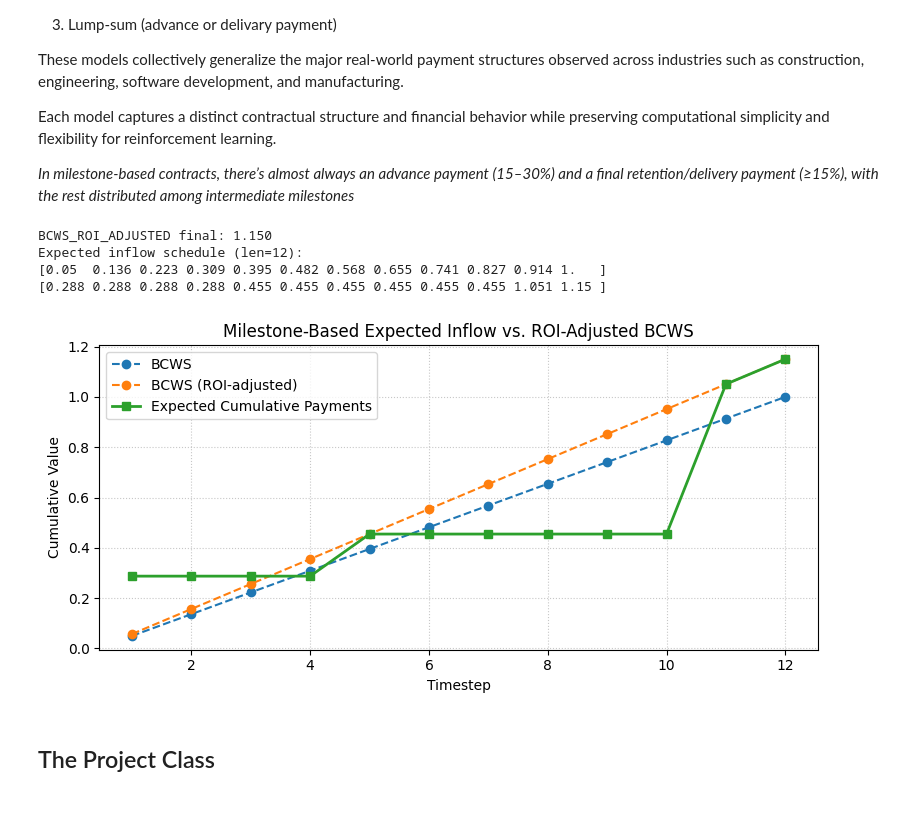
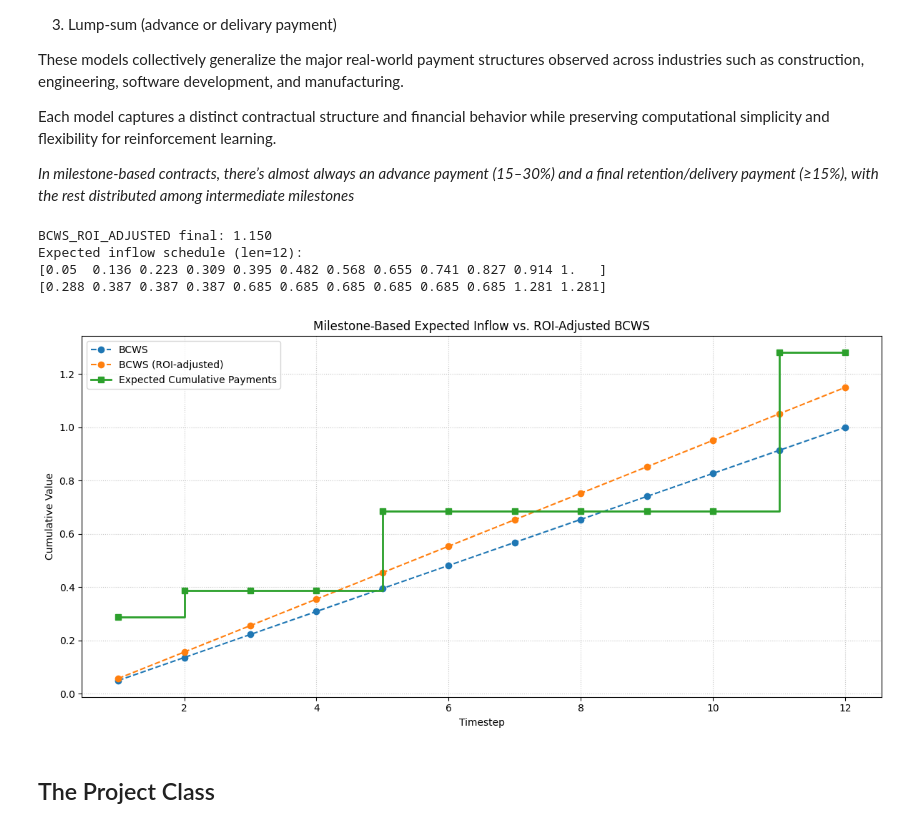
Before and after one commit to UDynamic/PPO-project-portfolio-budgeting-AI-agent, a Jupyter notebook: notebooks/portfolio_env.ipynb, the cells around one changed output. Saved outputs shown, nothing was run; the diff lists cells and outputs as text; code cells hidden in the pictures.

Commit message:
ok the milestone based has a few bugs; 13 timesteps including 0; payment schedule must never go under the BCWS curve

```diff
--- a/notebooks/portfolio_env.ipynb
+++ b/notebooks/portfolio_env.ipynb
@@ -481,9 +484,12 @@ class DummyProject:
             schedule[:] = cumulative  # everything starts at advance level
 
             # 2️⃣ Intermediate payments at BCWS_ROI_ADJUSTED points
+            prev_pos = 0
             for pos in middle_positions:
-                cumulative = max(cumulative, self.BCWS_ROI_ADJUSTED[pos])
+                incremental_payment = self.BCWS_ROI_ADJUSTED[pos] - self.BCWS_ROI_ADJUSTED[prev_pos]
+                cumulative += incremental_payment
                 schedule[pos:] = cumulative
+                prev_pos = pos
 
             # 3️⃣ Final payment (t = duration)
             min_final = final_frac * total_expected_payment
@@ -496,37 +502,39 @@ class DummyProject:
 np.random.seed(42)  # reproducibility
 p = DummyProject()
 result = p.milestone_based()
 
 print(f"BCWS_ROI_ADJUSTED final: {p.BCWS_ROI_ADJUSTED[-1]:.3f}")
 print(f"Expected inflow schedule (len={len(result)}):")
 print(np.round(p.BCWS, 3))
 print(np.round(result, 3))
 
 
 
 import matplotlib.pyplot as plt
 
 # --- Plotting the cumulative expected inflow vs BCWS baseline ---
 t = np.arange(1, p.DURATION + 1)
 
-plt.figure(figsize=(8, 4))
+plt.figure(figsize=(12, 6))
 plt.plot(t, p.BCWS, label="BCWS", linestyle="--", marker="o")
 plt.plot(t, p.BCWS_ROI_ADJUSTED, label="BCWS (ROI-adjusted)", linestyle="--", marker="o")
-plt.plot(t, result, label="Expected Cumulative Payments", linewidth=2, marker="s")
+
+plt.step(t, result, where="post", label="Expected Cumulative Payments", linewidth=2, marker="s")
+# plt.plot(t, result, label="Expected Cumulative Payments", linewidth=2, marker="s")
 
 plt.title("Milestone-Based Expected Inflow vs. ROI-Adjusted BCWS", fontsize=12)
 plt.xlabel("Timestep")
 plt.ylabel("Cumulative Value")
 plt.legend()
 plt.grid(True, linestyle=":", alpha=0.7)
 plt.tight_layout()
 plt.show()
 # %% [output]
 BCWS_ROI_ADJUSTED final: 1.150
 Expected inflow schedule (len=12):
 [0.05  0.136 0.223 0.309 0.395 0.482 0.568 0.655 0.741 0.827 0.914 1.   ]
-[0.288 0.288 0.288 0.288 0.455 0.455 0.455 0.455 0.455 0.455 1.051 1.15 ]
+[0.288 0.387 0.387 0.387 0.685 0.685 0.685 0.685 0.685 0.685 1.281 1.281]
-[figure, old version]
+[figure, new version]
 # %% [markdown]
 ## The Project Class
 # %%
```
Also changed, not shown: parts of 1 cell of this notebook.
